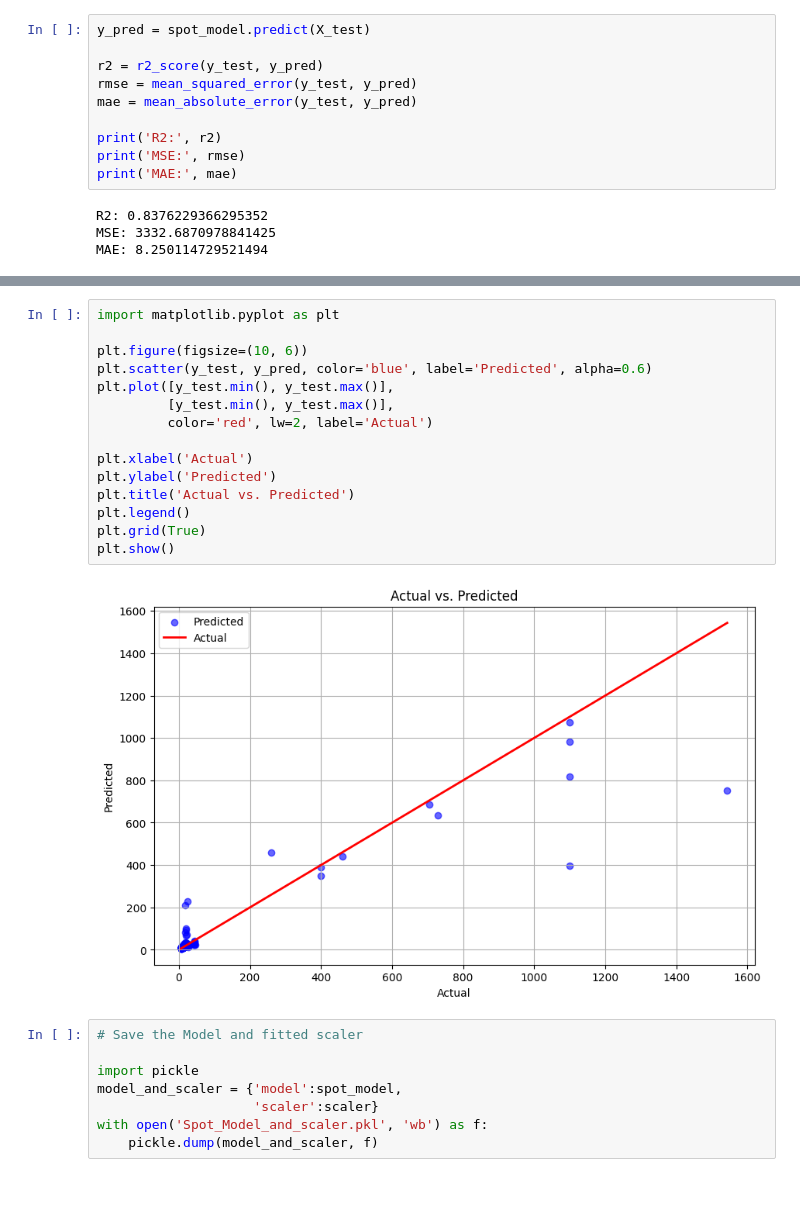
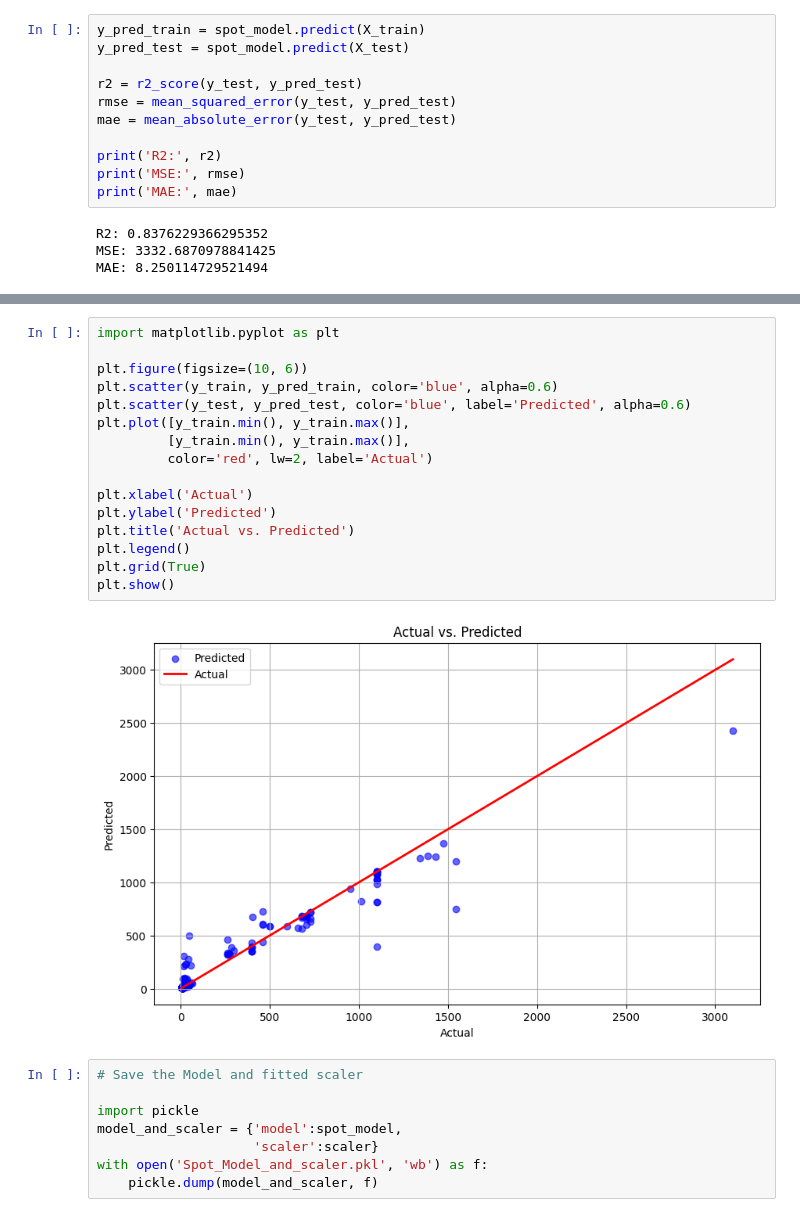
Before and after one commit to SabihShah/Sales-Price-Regression-Model, a Jupyter notebook: Final Models.ipynb, the cells around one changed output, grey strips where cells are left out. Cells and saved outputs as stored; diff of their text form; blank space fills up the shorter version.

```diff
--- a/Final Models.ipynb
+++ b/Final Models.ipynb
@@ -41,11 +41,12 @@ spot_model.fit(X_train, y_train)
 # %% [output]
 RandomForestRegressor(random_state=42)
 # %%
-y_pred = spot_model.predict(X_test)
+y_pred_train = spot_model.predict(X_train)
+y_pred_test = spot_model.predict(X_test)
 
-r2 = r2_score(y_test, y_pred)
-rmse = mean_squared_error(y_test, y_pred)
-mae = mean_absolute_error(y_test, y_pred)
+r2 = r2_score(y_test, y_pred_test)
+rmse = mean_squared_error(y_test, y_pred_test)
+mae = mean_absolute_error(y_test, y_pred_test)
 
 print('R2:', r2)
 print('MSE:', rmse)
@@ -57,20 +70,21 @@ MAE: 8.250114729521494
 # %%
 import matplotlib.pyplot as plt
 
 plt.figure(figsize=(10, 6))
-plt.scatter(y_test, y_pred, color='blue', label='Predicted', alpha=0.6)
-plt.plot([y_test.min(), y_test.max()],
-         [y_test.min(), y_test.max()],
+plt.scatter(y_train, y_pred_train, color='blue', alpha=0.6)
+plt.scatter(y_test, y_pred_test, color='blue', label='Predicted', alpha=0.6)
+plt.plot([y_train.min(), y_train.max()],
+         [y_train.min(), y_train.max()],
          color='red', lw=2, label='Actual')
 
 plt.xlabel('Actual')
 plt.ylabel('Predicted')
 plt.title('Actual vs. Predicted')
 plt.legend()
 plt.grid(True)
 plt.show()
 # %% [output]
-[figure, old version]
+[figure, new version]
 # %%
 # Save the Model and fitted scaler
 
```
Also changed, not shown: parts of 8 cells of this notebook.
